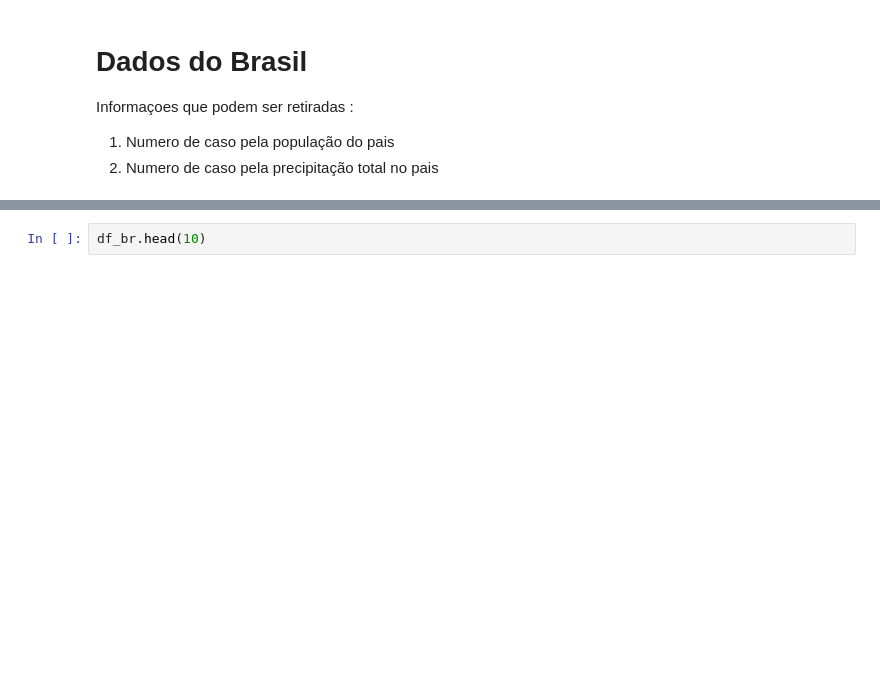
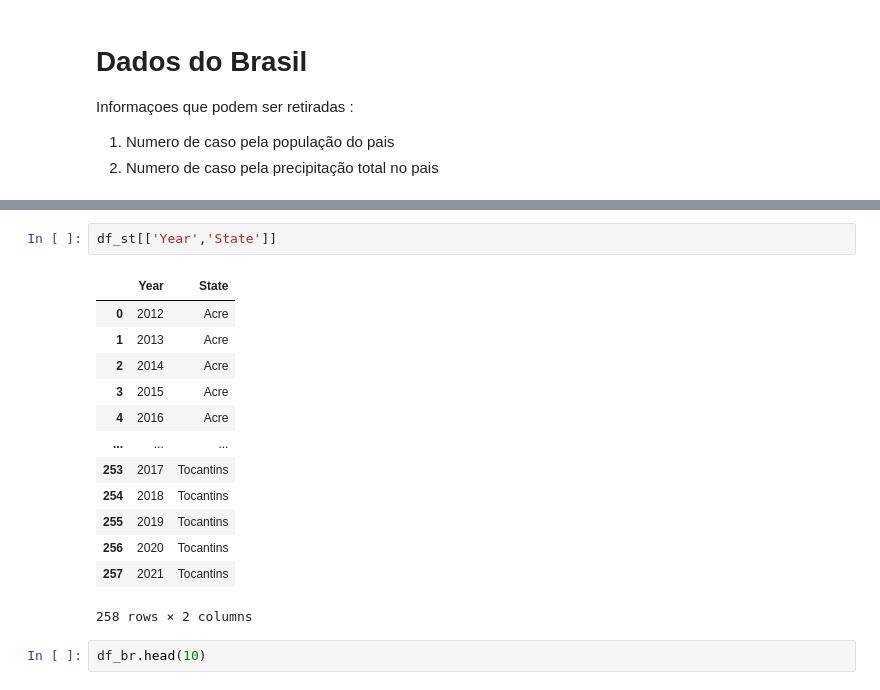
Before and after one commit to DeboraAGomes/python---projeto-ada---EDA-sobre-dengue, a Jupyter notebook: Projeto.ipynb, the cells around one changed output, grey strips where cells are left out. Drawn from its saved outputs; the diff is of its cells as text; blank space fills up the shorter version.

```diff
--- a/Projeto.ipynb
+++ b/Projeto.ipynb
@@ -20,3 +65,19 @@ df_br = pd.read_csv('./Brazil_Dengue_Model_Data_w_pop.csv')
+# %%
+df_st[['Year','State']]
+# %% [output]
+|  | Year | State |
+| 0 | 2012 | Acre |
+| 1 | 2013 | Acre |
+| 2 | 2014 | Acre |
+| 3 | 2015 | Acre |
+| 4 | 2016 | Acre |
+| ... | ... | ... |
+| 253 | 2017 | Tocantins |
+| 254 | 2018 | Tocantins |
+| 255 | 2019 | Tocantins |
+| 256 | 2020 | Tocantins |
+| 257 | 2021 | Tocantins |
+258 rows × 2 columns
 # %%
 df_br.head(10)
 # %% [output]
```
Also changed, not shown: parts of 10 cells of this notebook, 1 other file.
